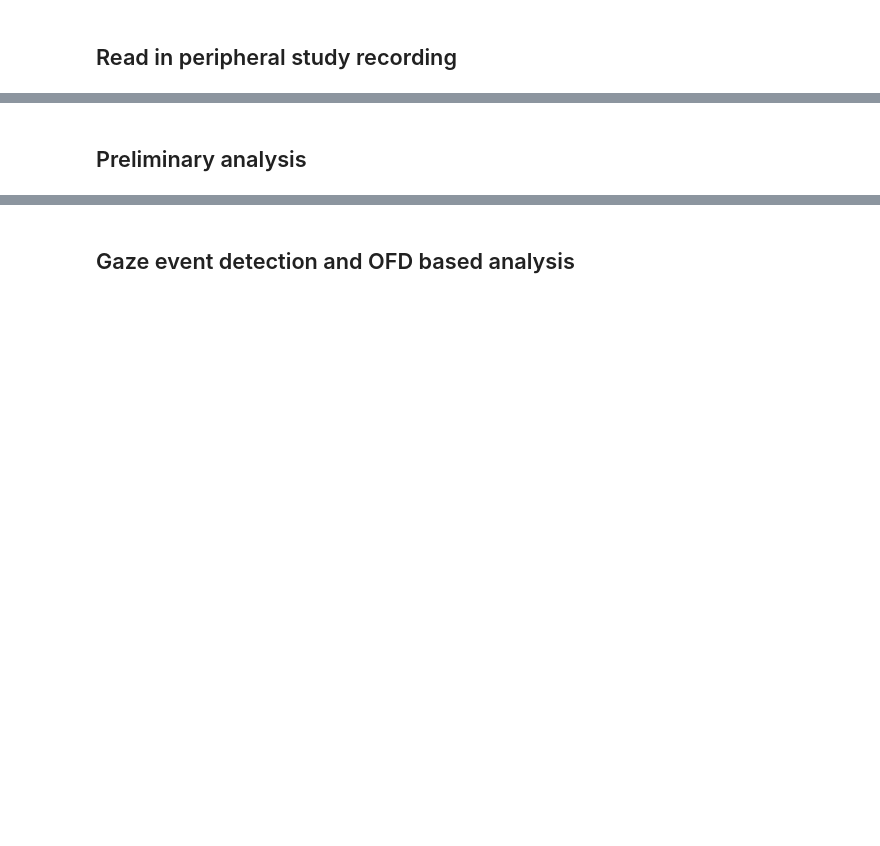
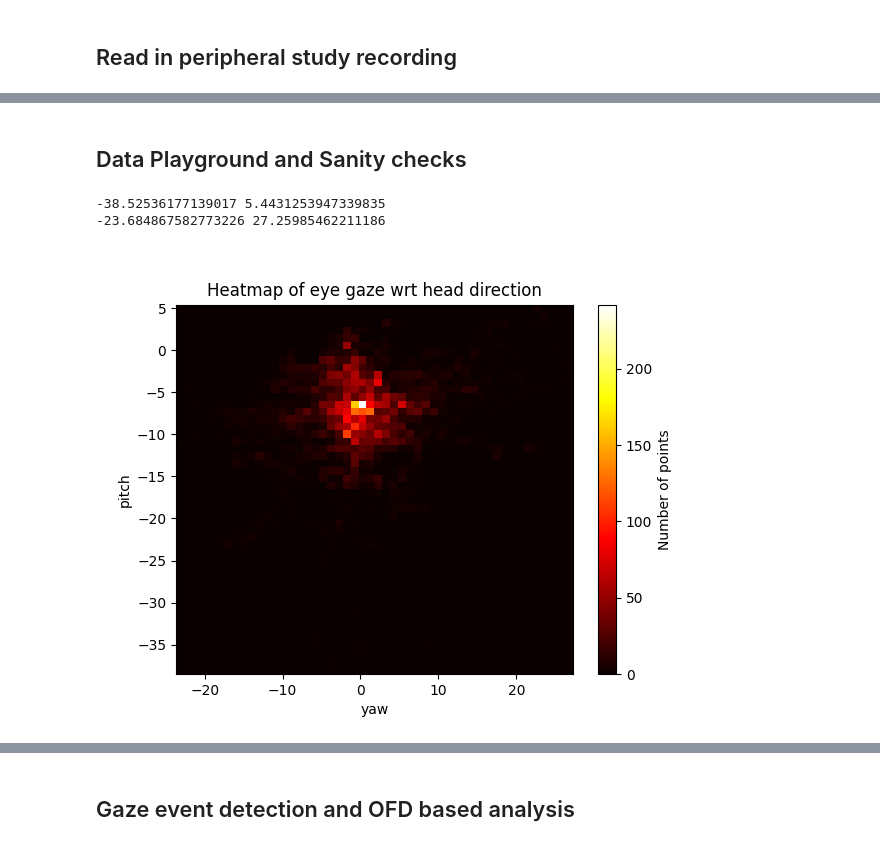
Before and after one commit to HARPLab/dreyevr_recording_analyzer, a Jupyter notebook: periph_recording_analyser.ipynb, the cells around one changed output, grey strips where cells are left out. Drawn from its saved outputs; the diff is of its cells as text; code cells hidden in the pictures; blank space fills up the shorter version.

```diff
--- a/periph_recording_analyser.ipynb
+++ b/periph_recording_analyser.ipynb
@@ -19,5 +26,13 @@ from parser_utils import read_periph_recording
 # %%
 path_to_recording = "C:\\EGLC\\\carla\\PythonAPI\\examples\\recordings\\sud32.txt"
-df1 = read_periph_recording(path_to_recording)
+path_to_recording = "data/george-55.txt"
+
+recording_name = Path(path_to_recording).stem
+recdf_pklname = Path("temp_data").joinpath(recording_name+".pkl")
+
+try:
+    df1 = pd.read_pickle(recdf_pklname)
+except FileNotFoundError:
+    df1 = read_periph_recording(path_to_recording)
+    df1.to_pickle(recdf_pklname)
+df1 = df1.convert_dtypes()
-# %% [markdown]
-## Preliminary analysis
@@ -25,0 +39,37 @@ df1 = read_periph_recording(path_to_recording)
+# %% [markdown]
+## Data Playground and Sanity checks
+# %%
+gazeRaySplitDF = pd.DataFrame(df1["GazeRay"].to_list(), columns=['gaze_x', 'gaze_y', 'gaze_z'], index=df1.index)
+# print(gazeRaySplitDF)
+df2 = df1.join(gazeRaySplitDF)
+gaze_pitches = np.arctan2(df2.gaze_z, df2.gaze_x)*180/np.pi
+gaze_yaws = np.arctan2(df2.gaze_y, df2.gaze_x)*180/np.pi
+
+low_conf_gazeidcs = (gaze_pitches*gaze_yaws == 0)
+gaze_pitches = gaze_pitches[~low_conf_gazeidcs]
+gaze_yaws = gaze_yaws[~low_conf_gazeidcs]
+
+
+print(np.min(gaze_pitches),np.max(gaze_pitches))
+print(np.min(gaze_yaws),np.max(gaze_yaws))
+# %% [output]
+-38.52536177139017 5.4431253947339835
+-23.684867582773226 27.25985462211186
+# %%
+#gaze_pitches = gaze_pitches[1000:7000]
+#gaze_yaws = gaze_yaws[6000:7000]
+
+# Generate heat map of eye gaze wrt head pos
+plt.figure()
+plt.hist2d(gaze_yaws, gaze_pitches,
+           bins=50, cmap='hot')
+cb = plt.colorbar()
+cb.set_label('Number of points')
+plt.title('Heatmap of eye gaze wrt head direction')
+# plt.xlim(-20,20)
+# plt.ylim(-20,20)
+plt.xlabel('yaw')
+plt.ylabel('pitch')
+plt.show()
+# %% [output]
+[figure, added]
```
Also changed, not shown: parts of 20 cells of this notebook, 7 other files.
